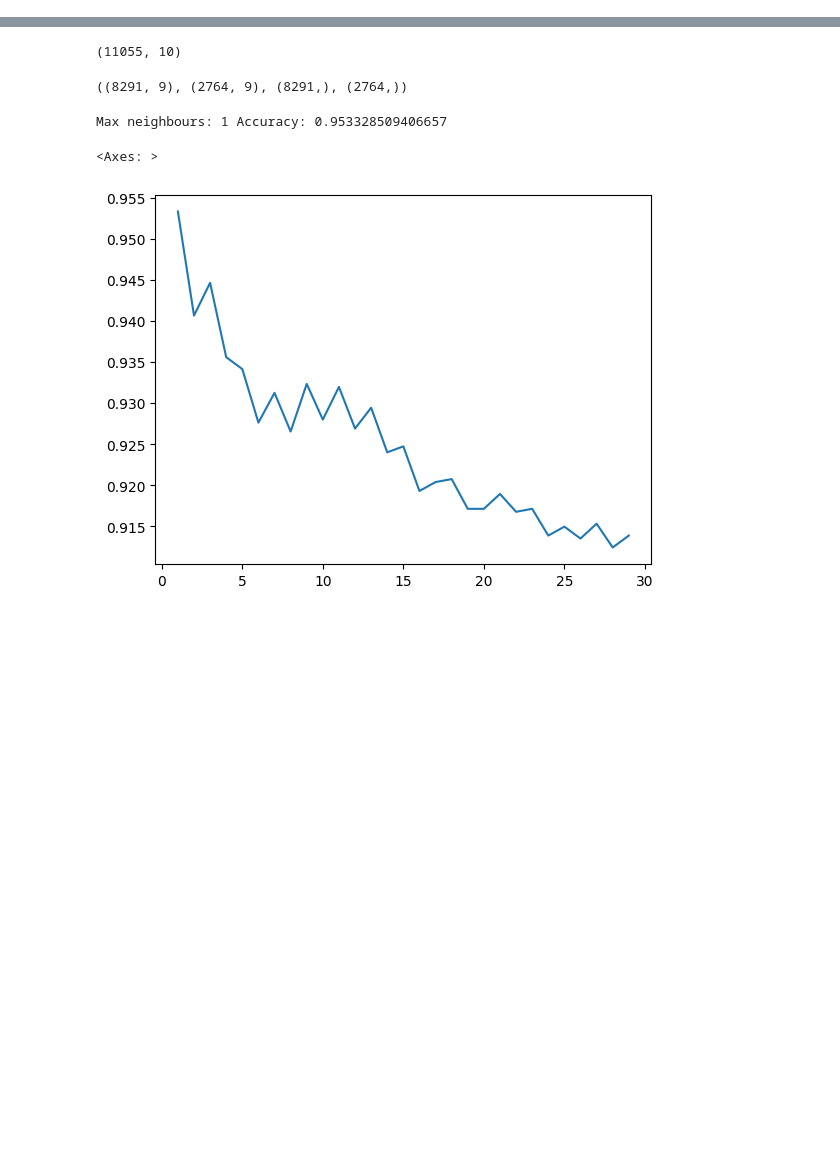
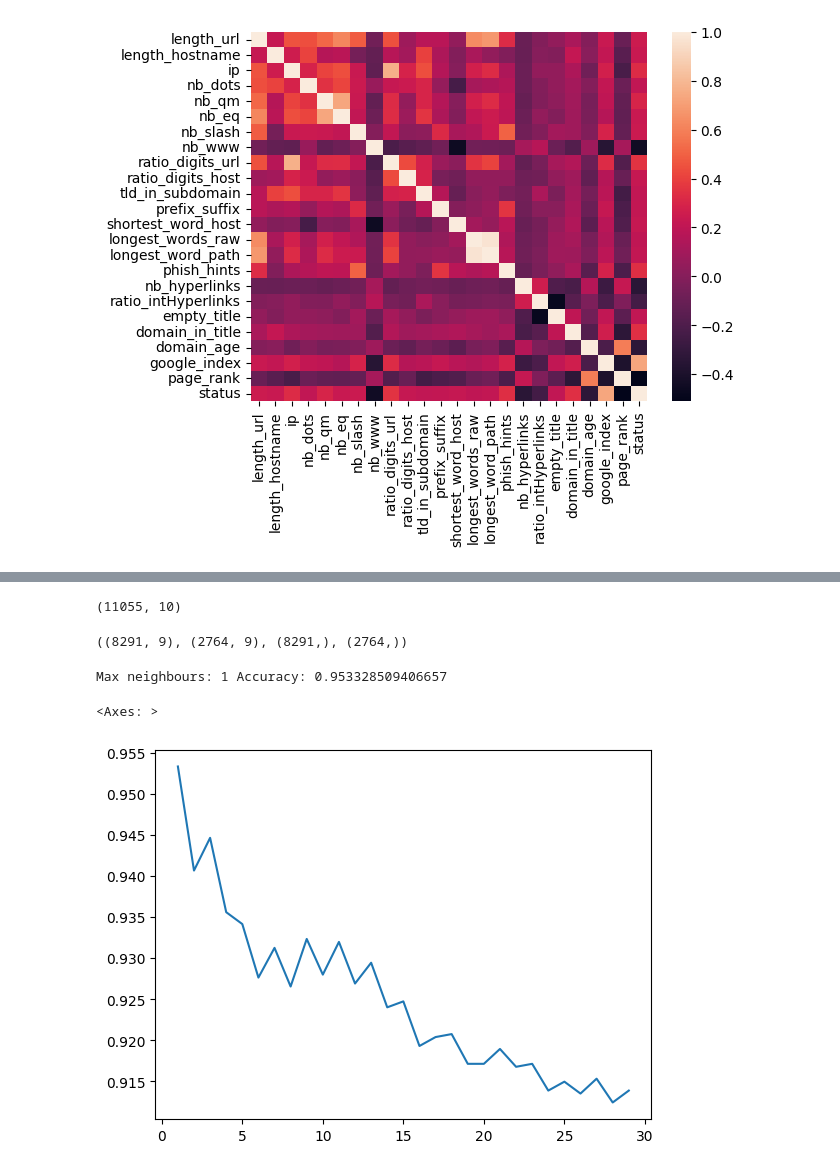
Before and after one commit to Gaulgeous/Cyber-AI, a Jupyter notebook: cyber_ai/miniproject.ipynb, the cells around one changed output, grey strips where cells are left out. Saved outputs shown, nothing was run; the diff lists cells and outputs as text; code cells hidden in the pictures; blank space fills up the shorter version.

```diff
--- a/cyber_ai/miniproject.ipynb
+++ b/cyber_ai/miniproject.ipynb
@@ -5,0 +25,3 @@ import seaborn as sns
+# %%
+co = reses[abs(reses) > 0.2]
+co.info()
@@ -5,0 +37,3 @@ import seaborn as sns
+# %%
+correlated = df[co.index]
+correlated.info()
@@ -6,2 +58,6 @@ import seaborn as sns
 # %%
-df = pd.read_csv(r"/home/david/Documents/Cyber-AI/data/Training Dataset.csv")
+sns.heatmap(correlated.corr())
+
+correlated.to_csv(r"/home/david/Documents/Cyber-AI/data/dataset_phishing_reduced.csv", index=False)
+# %% [output]
+[figure, added]
```
Also changed, not shown: parts of 8 cells of this notebook, 3 other files.
